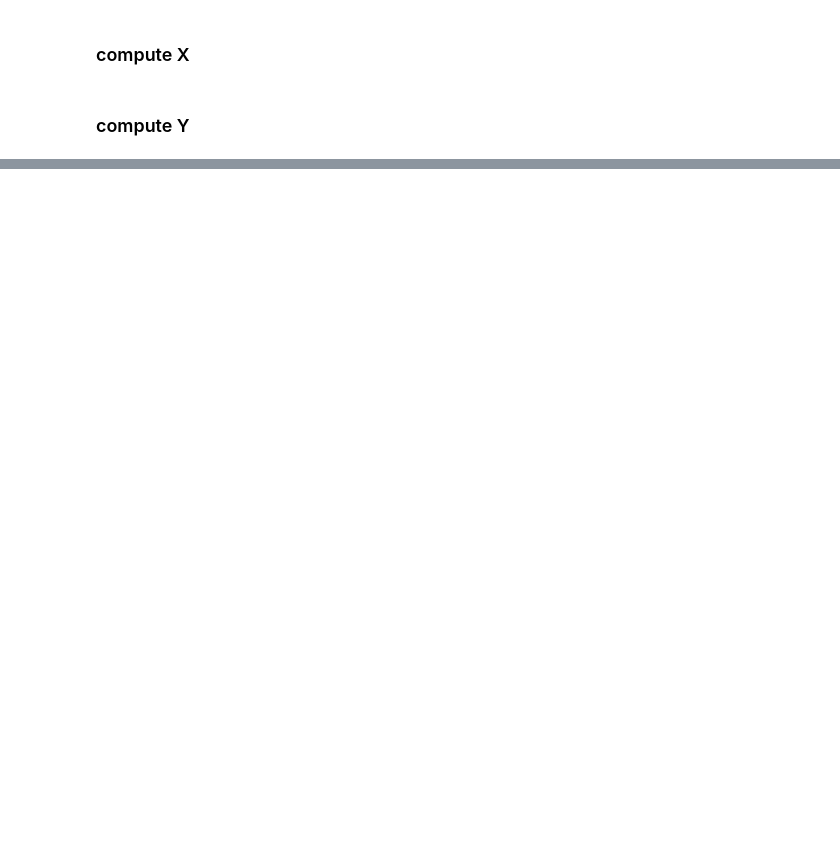
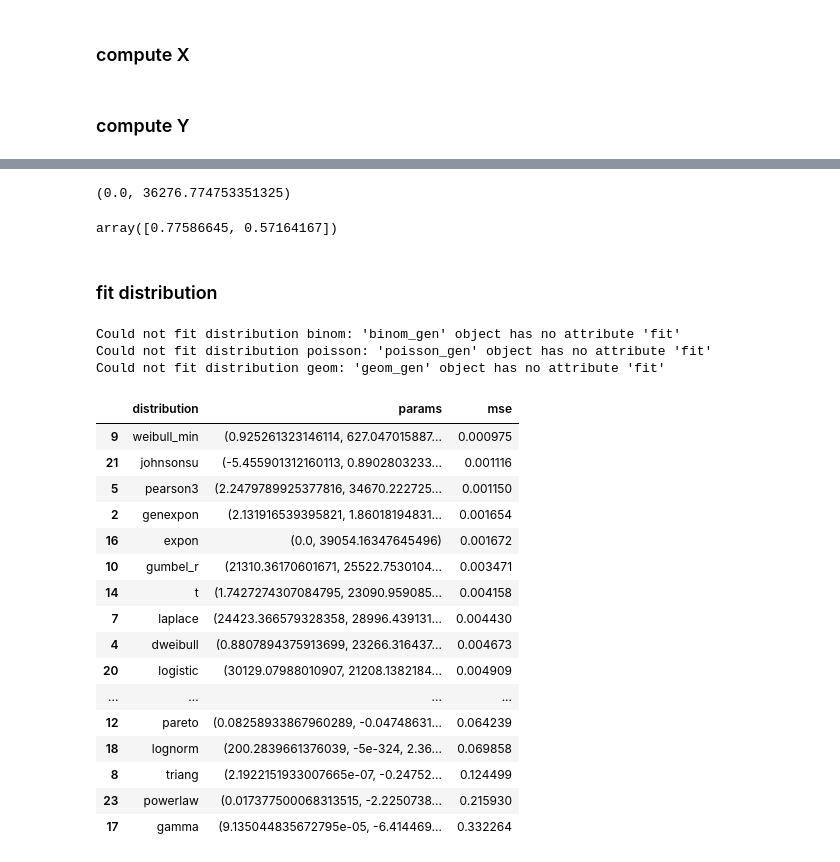
Before and after one commit to je-suis-tm/Devil-Project, a Jupyter notebook: Chapter1/Tasmania/dispersal estimate tasmania.ipynb, the cells around one changed output, grey strips where cells are left out. Cells and saved outputs as stored; diff of their text form; code cells hidden in the pictures; blank space fills up the shorter version.

```diff
--- a/Chapter1/Tasmania/dispersal estimate tasmania.ipynb
+++ b/Chapter1/Tasmania/dispersal estimate tasmania.ipynb
@@ -261,7 +248,7 @@ prob.columns=['prob']
 prob.reset_index(inplace=True)
 # %%
 #merge
-output=output.merge(prob,on='grid dist',how='left')
+output=output.merge(prob,on='round dist',how='left')
 # %%
 #convert km to m
 output['distance']*=1000
@@ -272,0 +255,12 @@ array([1.94543292e-01, 5.82098698e+03])
+# %%
+#get grid distance
+#grid is 10km by 10km
+#but the center to the edge is around 5
+#any distance beyond 5 in considered stepping into a new grid
+output['grid dist']=output['distance']//5000
+# %%
+#compute the probability of grid distance
+prob=output.groupby(['grid dist']).count()[['trip id']]
+prob['trip id']=prob['trip id']/prob['trip id'].sum()
+prob.columns=['grid prob']
+prob.reset_index(inplace=True)
@@ -272,0 +280,10 @@ array([1.94543292e-01, 5.82098698e+03])
+# %%
+min(output['distance']),max(output['distance'])
+# %% [output]
+(0.0, 36276.774753351325)
+# %%
+get_func_params(output['grid dist'].tolist(),output['grid prob'].tolist())
+# %% [output]
+array([0.77586645, 0.57164167])
+# %% [markdown]
+### fit distribution
@@ -272,0 +365,29 @@ array([1.94543292e-01, 5.82098698e+03])
+# %%
+#get best dist based on mse
+best_fit, results_df = fit_distributions(output['distance']*10)
+results_df=results_df.sort_values('mse')
+# %% [output]
+Could not fit distribution binom: 'binom_gen' object has no attribute 'fit'
+Could not fit distribution poisson: 'poisson_gen' object has no attribute 'fit'
+Could not fit distribution geom: 'geom_gen' object has no attribute 'fit'
+# %%
+#find the best dist
+results_df
+# %% [output]
+|  | distribution | params | mse |
+| 9 | weibull_min | (0.925261323146114, 627.047015887... | 0.000975 |
+| 21 | johnsonsu | (-5.455901312160113, 0.8902803233... | 0.001116 |
+| 5 | pearson3 | (2.2479789925377816, 34670.222725... | 0.001150 |
+| 2 | genexpon | (2.131916539395821, 1.86018194831... | 0.001654 |
+| 16 | expon | (0.0, 39054.16347645496) | 0.001672 |
+| 10 | gumbel_r | (21310.36170601671, 25522.7530104... | 0.003471 |
+| 14 | t | (1.7427274307084795, 23090.959085... | 0.004158 |
+| 7 | laplace | (24423.366579328358, 28996.439131... | 0.004430 |
+| 4 | dweibull | (0.8807894375913699, 23266.316437... | 0.004673 |
+| 20 | logistic | (30129.07988010907, 21208.1382184... | 0.004909 |
+| ... | ... | ... | ... |
+| 12 | pareto | (0.08258933867960289, -0.04748631... | 0.064239 |
+| 18 | lognorm | (200.2839661376039, -5e-324, 2.36... | 0.069858 |
+| 8 | triang | (2.1922151933007665e-07, -0.24752... | 0.124499 |
+| 23 | powerlaw | (0.017377500068313515, -2.2250738... | 0.215930 |
+| 17 | gamma | (9.135044835672795e-05, -6.414469... | 0.332264 |
```
Also changed, not shown: parts of 20 cells of this notebook, 6 other files.
